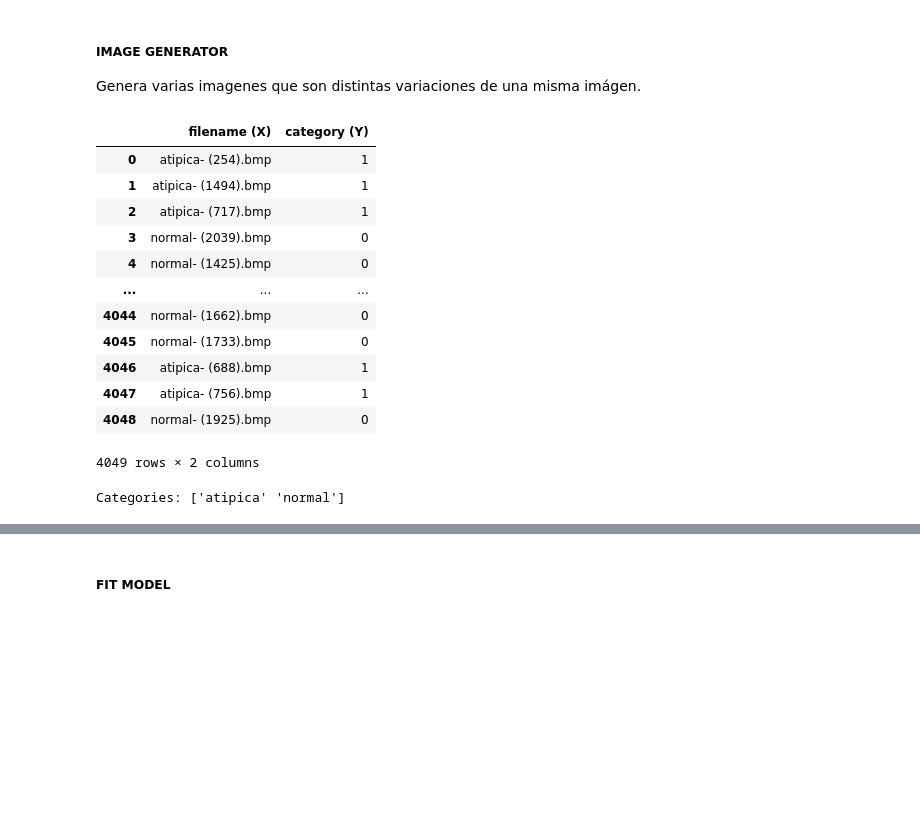
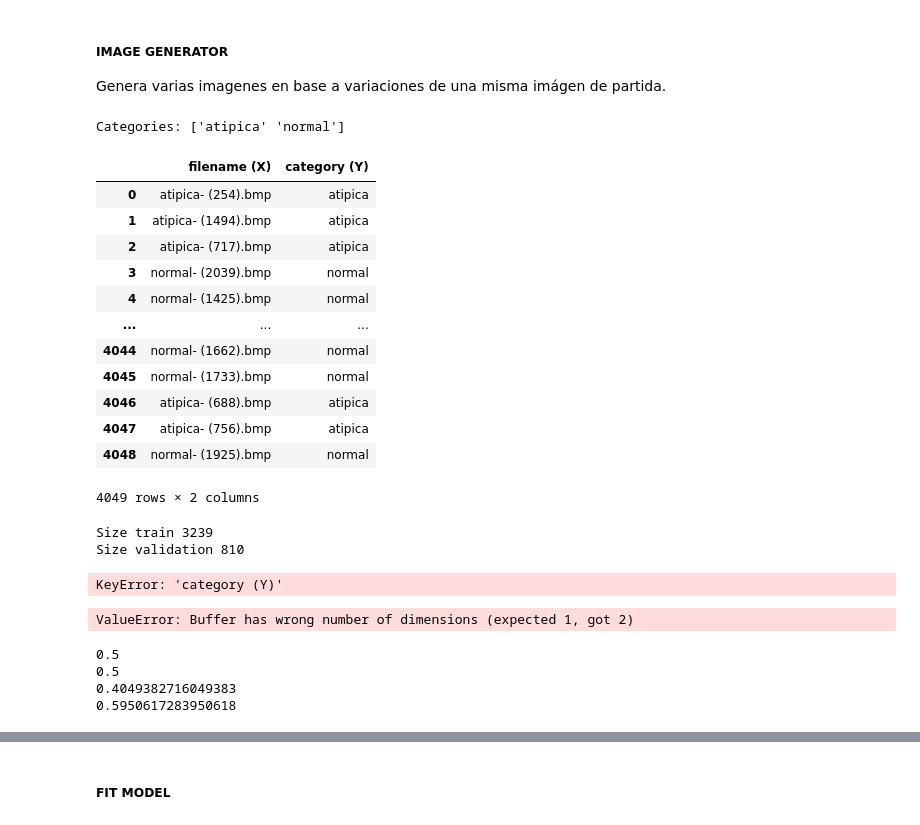
Before and after one commit to marinagoju/CNN_Cervical_Cancer, a Jupyter notebook: src/notebooks/img_generator.ipynb, the cells around one changed output, grey strips where cells are left out. Saved outputs shown, nothing was run; the diff lists cells and outputs as text; code cells hidden in the pictures; blank space fills up the shorter version.

```diff
--- a/src/notebooks/img_generator.ipynb
+++ b/src/notebooks/img_generator.ipynb
@@ -1,5 +1,5 @@
 # %% [markdown]
 ##### **IMAGE GENERATOR**
 
-Genera varias imagenes que son distintas variaciones de una misma imágen.
+Genera varias imagenes en base a variaciones de una misma imágen de partida.
 # %%
@@ -22,28 +21,26 @@ from typing import List
 # %%
+## CREAMOS DF DEL DATASET
+
 files = os.listdir(DATA_PATH)  # Lista de los nombres de los archivos en el directorio especificado.
-category = [0 if 'normal' in file else 1 for file in files]  # Columna con la categoría de la imagen: 0 celulas normales, 1 celulas atipicas.
+category = ['normal' if 'normal' in file else 'atipica' for file in files]  # Columna con la categoría de cada imagen.
 df_cito = pd.DataFrame({
             'filename (X)' : files,
-            'category (Y)' : category }).sample(frac=1, random_state=14, ignore_index=True) # Aleatorizamos el orden de las filas para minimizar sesgos en la seleccion de datos.
+            'category (Y)' : category }).sample(frac=1, random_state=14, ignore_index=True) # Aleatorizamos el orden de las filas.
 
+print("Categories:", df_cito["category (Y)"].unique())
 df_cito
 # %% [output]
+Categories: ['atipica' 'normal']
 |  | filename (X) | category (Y) |
-| 0 | atipica- (254).bmp | 1 |
-| 1 | atipica- (1494).bmp | 1 |
-| 2 | atipica- (717).bmp | 1 |
-| 3 | normal- (2039).bmp | 0 |
-| 4 | normal- (1425).bmp | 0 |
+| 0 | atipica- (254).bmp | atipica |
+| 1 | atipica- (1494).bmp | atipica |
+| 2 | atipica- (717).bmp | atipica |
+| 3 | normal- (2039).bmp | normal |
+| 4 | normal- (1425).bmp | normal |
 | ... | ... | ... |
-| 4044 | normal- (1662).bmp | 0 |
-| 4045 | normal- (1733).bmp | 0 |
-| 4046 | atipica- (688).bmp | 1 |
-| 4047 | atipica- (756).bmp | 1 |
-| 4048 | normal- (1925).bmp | 0 |
+| 4044 | normal- (1662).bmp | normal |
+| 4045 | normal- (1733).bmp | normal |
+| 4046 | atipica- (688).bmp | atipica |
+| 4047 | atipica- (756).bmp | atipica |
+| 4048 | normal- (1925).bmp | normal |
-4049 rows × 2 columns
+4049 rows × 2 columns
-# %%
-df_cito["category (Y)"] = df_cito["category (Y)"].replace({0: 'normal', 1: 'atipica'})
-
-print("Categories:", df_cito["category (Y)"].unique())
-# %% [output]
-Categories: ['atipica' 'normal']
@@ -49,0 +50,34 @@ Categories: ['atipica' 'normal']
+# %%
+print("Size train", len(X_train))
+print("Size validation", len(X_val))
+print('Category normal:', len(['normal']))
+# %% [output]
+Size train 3239
+Size validation 810
+KeyError: 'category (Y)'
+# %%
+## BALANCEAMOS EN X_TRAIN
+filename_balanced = balanceData(X_train)[0]
+
+## REHACEMOS DATAFRAMES DE TRAIN Y VALIDATION
+category_column = ['normal' if 'normal' in file else 'atipica' for file in filename_balanced]
+X_train = pd.DataFrame({
+            'filename (X)' : filename_balanced,
+            'category (Y)' : category_column }).sample(frac=1, random_state=14, ignore_index=True)
+X_val = pd.DataFrame({
+            'filename (X)' : X_val,
+            'category (Y)' : y_val }).sample(frac=1, random_state=14, ignore_index=True)
+
+print(X_train['category (Y)'].value_counts())
+# %% [output]
+ValueError: Buffer has wrong number of dimensions (expected 1, got 2)
+# %%
+print(len(X_train[X_train['category (Y)']=='atipica'])/len(X_train))
+print(len(X_train[X_train['category (Y)']=='normal'])/len(X_train))
+print(len(X_val[X_val['category (Y)']=='atipica'])/len(X_val))
+print(len(X_val[X_val['category (Y)']=='normal'])/len(X_val))
+# %% [output]
+0.5
+0.5
+0.4049382716049383
+0.5950617283950618
```
Also changed, not shown: parts of 20 cells of this notebook, 2 other files.
